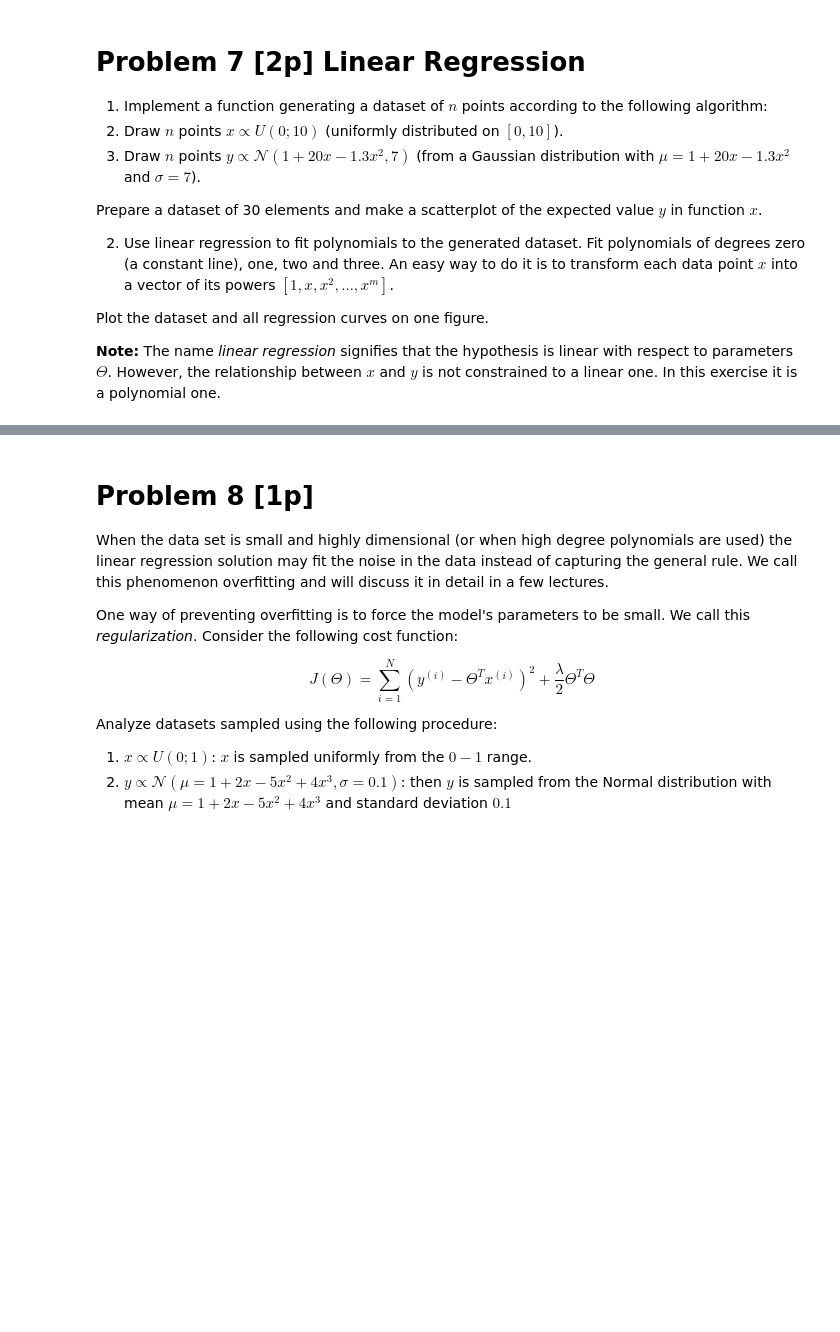
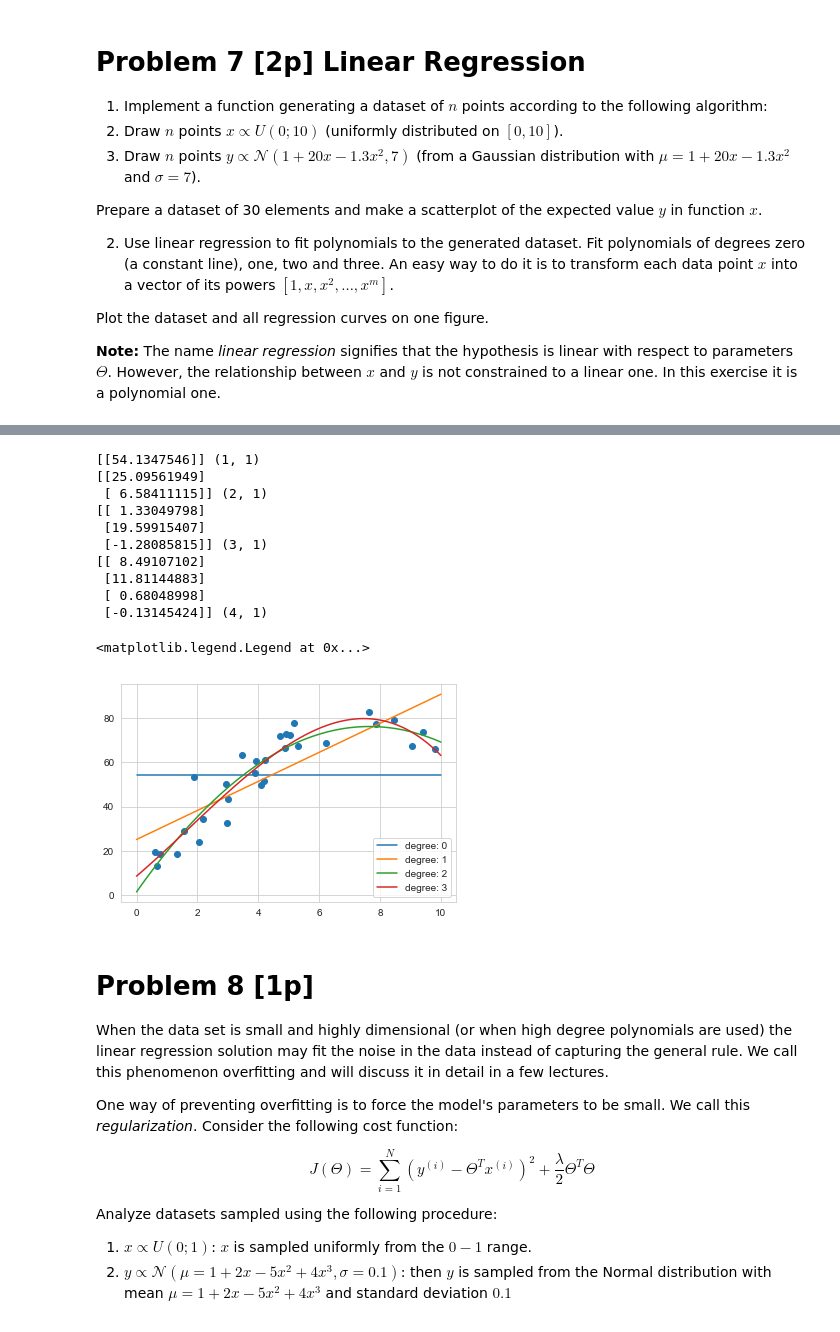
Before and after one commit to samorr/nn_assignments, a Jupyter notebook: assignment2/Assignment2.ipynb, the cells around one changed output, grey strips where cells are left out. Drawn from its saved outputs; the diff is of its cells as text; code cells hidden in the pictures; blank space fills up the shorter version.

Commit message:
computed gradients and jacobians

```diff
--- a/assignment2/Assignment2.ipynb
+++ b/assignment2/Assignment2.ipynb
@@ -653,25 +659,38 @@ scatter(TODO)
 # %%
 from numpy.linalg import inv
 
 def powers_of_X(X, degree):
     powers = np.arange(degree + 1).reshape(-1,1)
     return X**powers
 
 def compute_polynomial(X, Theta):
     XP = powers_of_X(X, len(Theta) - 1) # len(Theta) x N
-    Y = TODO
+    Y = Theta.T @ (XP)
     return Y
 
 plot_x_space = np.linspace(0,10,100)
-scatter(data[0], data[1])
+plt.scatter(data[0], data[1])
 for degree in range(4):
     X = powers_of_X(data[0], degree) # Matrix d x N
     Y = data[1].reshape(1, -1)       # Matrix 1 x N
-    Theta = TODO
-    plot(plot_x_space, compute_polynomial(plot_x_space, Theta).ravel(),
+    Theta = inv(X.dot(X.T)) @ X @ Y.T
+    plt.plot(plot_x_space, compute_polynomial(plot_x_space, Theta).ravel(),
          label="degree: %d" %(degree, ))
-    print Theta, Theta.shape
-legend(loc='lower right')
+    print (Theta, Theta.shape)
+plt.legend(loc='lower right')
+# %% [output]
+[[54.1347546]] (1, 1)
+[[25.09561949]
+ [ 6.58411115]] (2, 1)
+[[ 1.33049798]
+ [19.59915407]
+ [-1.28085815]] (3, 1)
+[[ 8.49107102]
+ [11.81144883]
+ [ 0.68048998]
+ [-0.13145424]] (4, 1)
+<matplotlib.legend.Legend at 0x...>
+[figure, added]
 # %% [markdown]
 # Problem 8 [1p]
 
```
Also changed, not shown: parts of 10 cells of this notebook.
